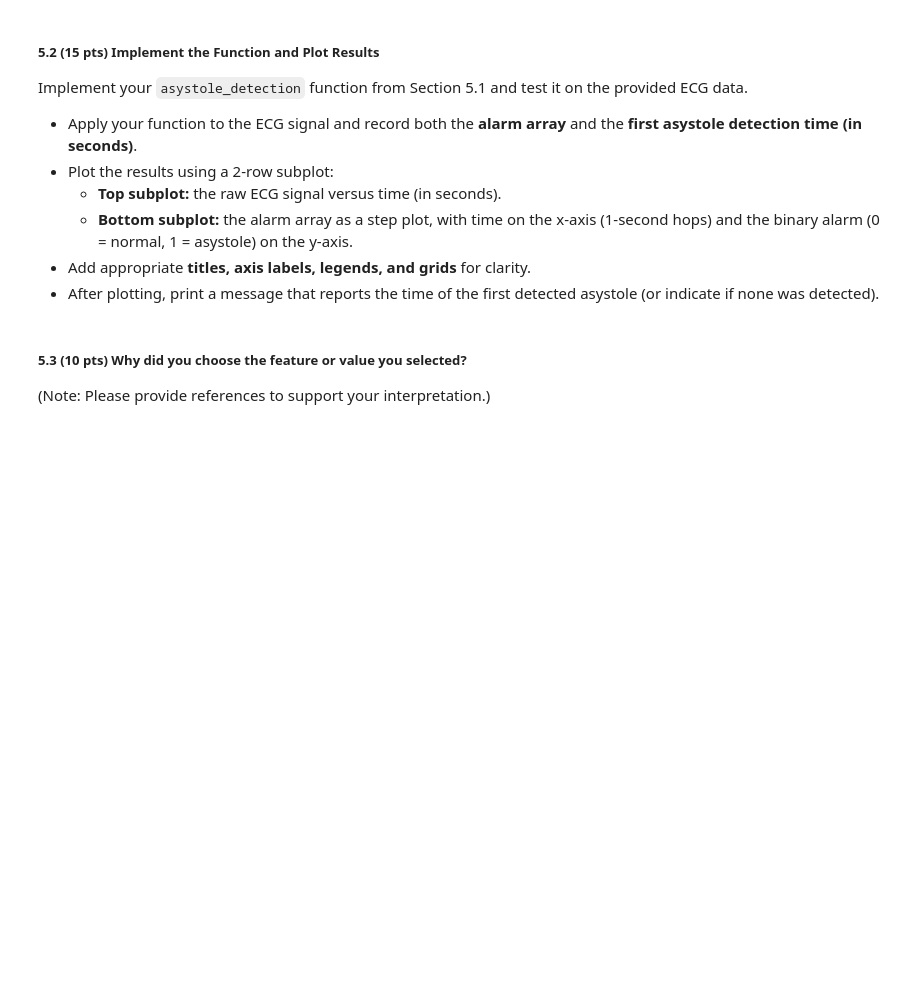
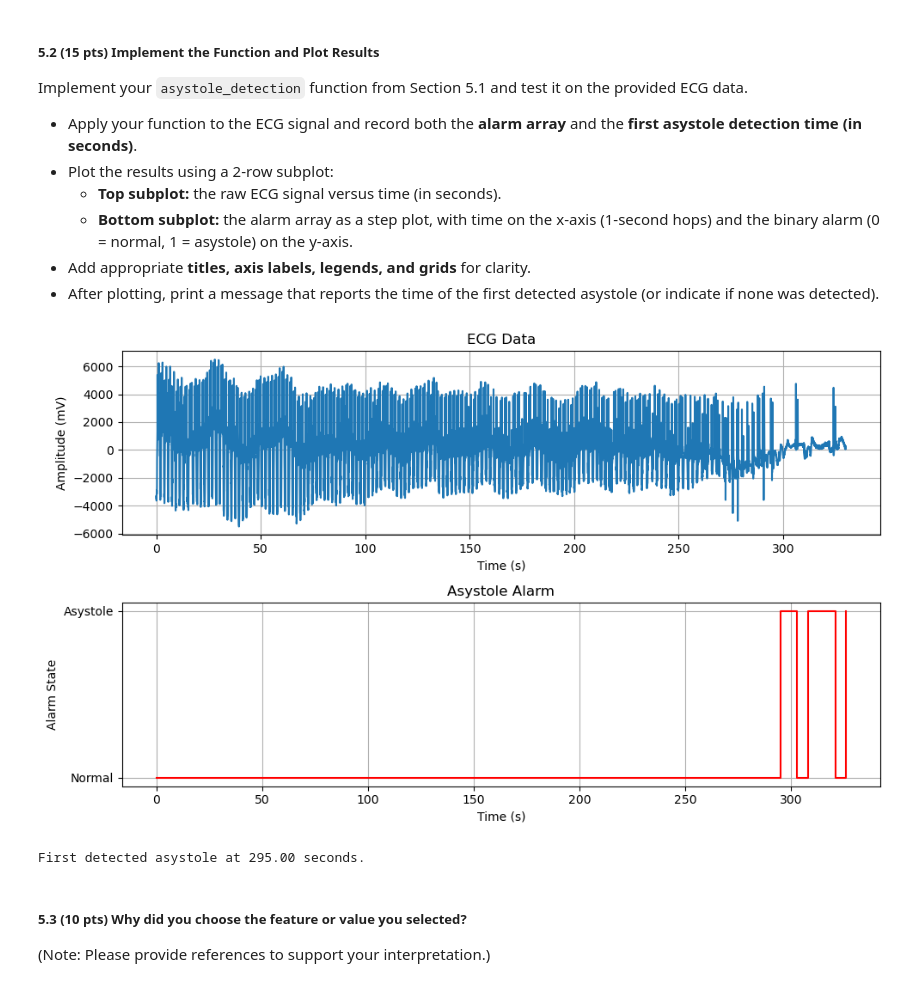
Before and after one commit to aless-sm/ECG-Asystole-Detection, a Jupyter notebook: ECG_Asystole_Detection.ipynb, the cells around one changed output. Cells and saved outputs as stored; diff of their text form; code cells hidden in the pictures; blank space fills up the shorter version.

Commit message:
Apply function and plot asystole alarm

```diff
--- a/ECG_Asystole_Detection.ipynb
+++ b/ECG_Asystole_Detection.ipynb
@@ -357,6 +357,48 @@ Implement your `asystole_detection` function from Section 5.1 and test it on the
   - **Bottom subplot:** the alarm array as a step plot, with time on the x-axis (1-second hops) and the binary alarm (0 = normal, 1 = asystole) on the y-axis.
 - Add appropriate **titles, axis labels, legends, and grids** for clarity.
 - After plotting, print a message that reports the time of the first detected asystole (or indicate if none was detected).
+# %%
+import numpy as np
+import matplotlib.pyplot as plt
+
+# Run the asystole detection function
+alarm, first_asystole_time = asystole_detection(ecg_data_1d, sampling_rate)
+
+# Declare time vectors
+ecg_time = np.arange(len(ecg_data_1d))/sampling_rate
+alarm_time = np.arange(len(alarm))
+
+# --- Plot results ---
+plt.figure(figsize=[10,6])
+
+# Top plot: Raw ECG Data
+plt.subplot(2,1,1)
+plt.plot(ecg_time, ecg_data_1d)
+plt.title("ECG Data")
+plt.xlabel("Time (s)")
+plt.ylabel ("Amplitude (mV)")
+plt.grid(True)
+
+# Bottom plot: Alarm Array
+plt.subplot(2,1,2)
+plt.step(alarm_time, alarm, where='post', color='red', label="Alarm Status")
+plt.title("Asystole Alarm")
+plt.xlabel("Time (s)")
+plt.ylabel("Alarm State")
+plt.yticks([0,1], ['Normal', 'Asystole'])
+plt.grid(True)
+
+plt.tight_layout()
+plt.show()
+
+# Print the first asystole detection time
+if first_asystole_time > 0:
+    print(f"First detected asystole at {first_asystole_time:.2f} seconds.")
+else:
+    print("No asystole detected.")
+# %% [output]
+[figure, added]
+First detected asystole at 295.00 seconds.
 # %% [markdown]
 ##### 5.3 (10 pts) Why did you choose the feature or value you selected?
 
```
